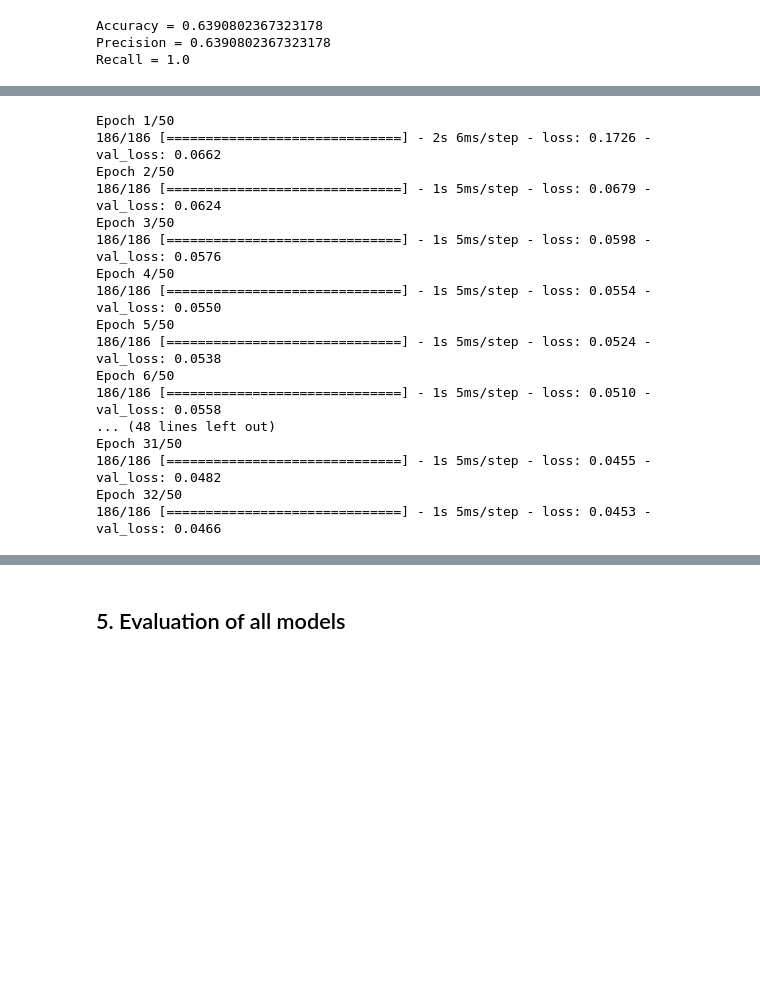
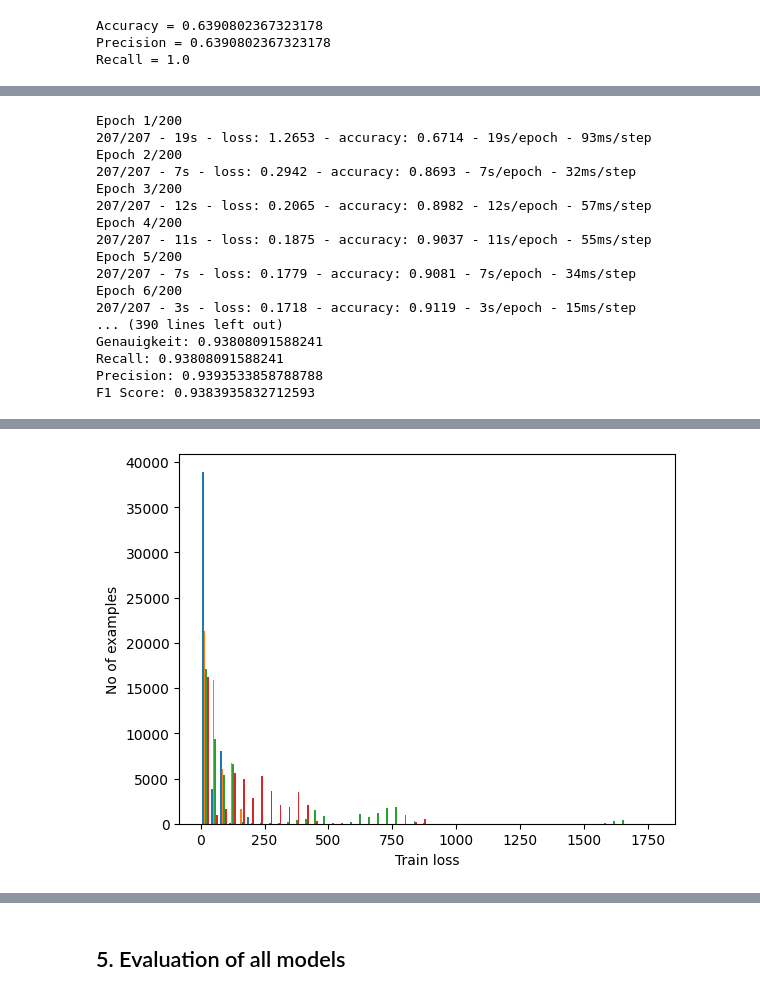
Before and after one commit to aKravtschenko/DEEPL-Autoencoder, a Jupyter notebook: new_autoencoder.ipynb, the cells around one changed output, grey strips where cells are left out. Saved outputs shown, nothing was run; the diff lists cells and outputs as text; code cells hidden in the pictures; blank space fills up the shorter version.

Commit message:
Update new_autoencoder.ipynb
Conv done

```diff
--- a/new_autoencoder.ipynb
+++ b/new_autoencoder.ipynb
@@ -1276,25 +1330,25 @@ opt = keras.optimizers.Adam(learning_rate=LEARNING_RATE)
 model_autoencoder_conv.compile(optimizer=opt, loss='sparse_categorical_crossentropy', metrics=['accuracy'])
 # %%
 start = time.time()
-history = model_autoencoder_conv.fit(X_train_reshaped, y_train, epochs=EPOCHS, batch_size=BATCH_SIZE, verbose=2) # Training model
+history = model_conv_autoencoder.fit(X_train_reshaped, y_train, epochs=EPOCHS, batch_size=BATCH_SIZE, verbose=2) # Training model
 end_train = time.time()
-accuracy, recall, precision, f1, end_predict = evaluate_model(model_autoencoder, X_test_reshaped, y_test, True) # Testing model
+accuracy, recall, precision, f1, end_predict = evaluate_model(model_conv_autoencoder, X_test_reshaped, y_test, True) # Testing model
 # %% [output]
-Epoch 1/50
-186/186 [==============================] - 2s 6ms/step - loss: 0.1726 - val_loss: 0.0662
-Epoch 2/50
-186/186 [==============================] - 1s 5ms/step - loss: 0.0679 - val_loss: 0.0624
-Epoch 3/50
-186/186 [==============================] - 1s 5ms/step - loss: 0.0598 - val_loss: 0.0576
-Epoch 4/50
-186/186 [==============================] - 1s 5ms/step - loss: 0.0554 - val_loss: 0.0550
-Epoch 5/50
-186/186 [==============================] - 1s 5ms/step - loss: 0.0524 - val_loss: 0.0538
-Epoch 6/50
-186/186 [==============================] - 1s 5ms/step - loss: 0.0510 - val_loss: 0.0558
-... (48 lines left out)
-Epoch 31/50
-186/186 [==============================] - 1s 5ms/step - loss: 0.0455 - val_loss: 0.0482
-Epoch 32/50
-186/186 [==============================] - 1s 5ms/step - loss: 0.0453 - val_loss: 0.0466
+Epoch 1/200
+207/207 - 19s - loss: 1.2653 - accuracy: 0.6714 - 19s/epoch - 93ms/step
+Epoch 2/200
+207/207 - 7s - loss: 0.2942 - accuracy: 0.8693 - 7s/epoch - 32ms/step
+Epoch 3/200
+207/207 - 12s - loss: 0.2065 - accuracy: 0.8982 - 12s/epoch - 57ms/step
+Epoch 4/200
+207/207 - 11s - loss: 0.1875 - accuracy: 0.9037 - 11s/epoch - 55ms/step
+Epoch 5/200
+207/207 - 7s - loss: 0.1779 - accuracy: 0.9081 - 7s/epoch - 34ms/step
+Epoch 6/200
+207/207 - 3s - loss: 0.1718 - accuracy: 0.9119 - 3s/epoch - 15ms/step
+... (390 lines left out)
+Genauigkeit: 0.93808091588241
+Recall: 0.93808091588241
+Precision: 0.9393533858788788
+F1 Score: 0.9383935832712593
 # %%
@@ -1301,0 +1356,11 @@ results = append_model_reults(model_autoencoder_conv, results, end_train - start
+# %%
+reconstructions = model_autoencoder_conv.predict(X_test_reshaped)
+test_loss = tf.keras.losses.mae(reconstructions, X_test_reshaped)
+
+test_loss_reduced = tf.reshape(test_loss, [test_loss.shape[0], -1])
+
+plt.hist(test_loss_reduced.numpy(), bins=50)
+plt.xlabel("Train loss")
+plt.ylabel("No of examples")
+plt.show()
+# %% [output]
@@ -1301,0 +1368 @@ results = append_model_reults(model_autoencoder_conv, results, end_train - start
+[figure, added]
```
Also changed, not shown: parts of 13 cells of this notebook.
